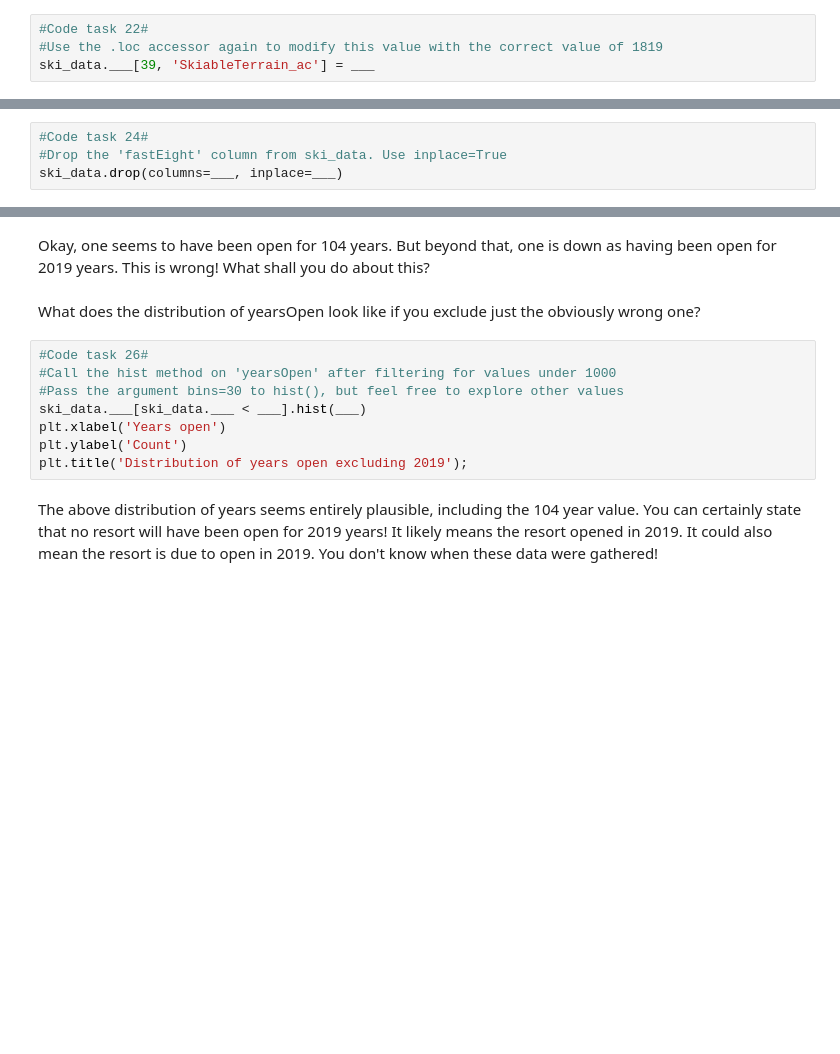
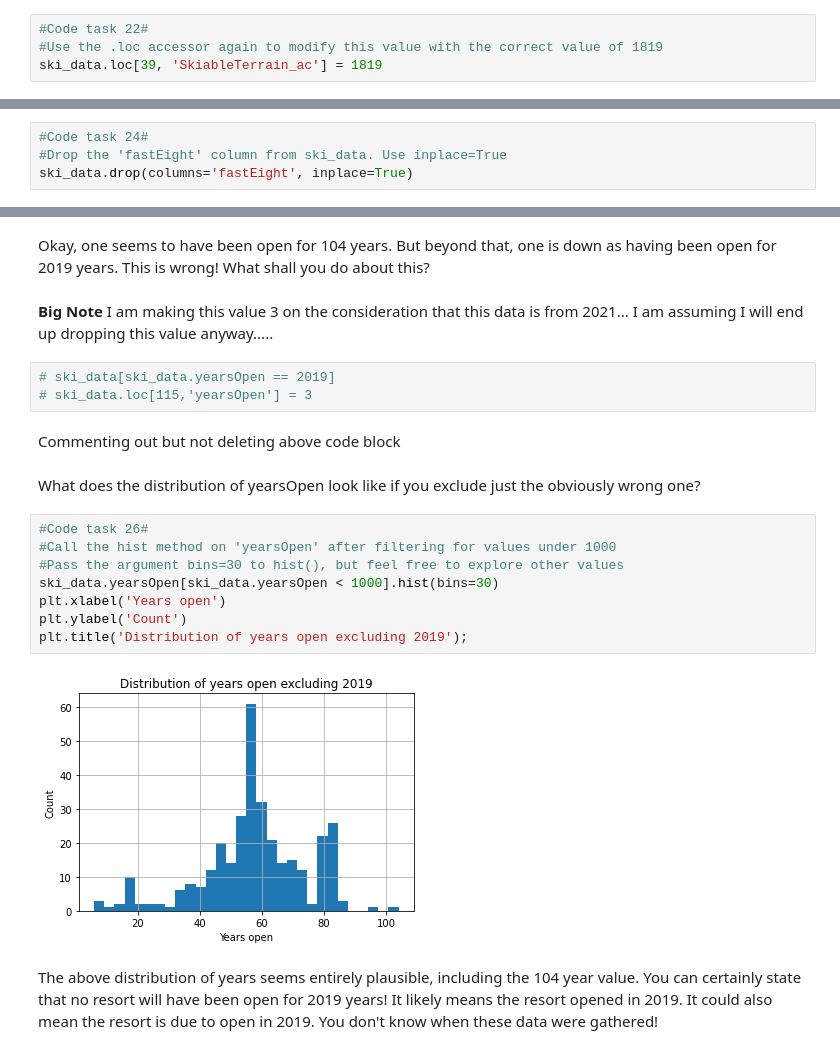
Before and after one commit to fortunatolouis/DataScienceGuidedCapstone, a Jupyter notebook: Notebooks/02_data_wrangling.ipynb, the cells around one changed output, grey strips where cells are left out. Cells and saved outputs as stored; diff of their text form; blank space fills up the shorter version.

```diff
--- a/Notebooks/02_data_wrangling.ipynb
+++ b/Notebooks/02_data_wrangling.ipynb
@@ -524,7 +584,7 @@ ski_data.___[39, 'SkiableTerrain_ac']
 # %%
 #Code task 22#
 #Use the .loc accessor again to modify this value with the correct value of 1819
-ski_data.___[39, 'SkiableTerrain_ac'] = ___
+ski_data.loc[39, 'SkiableTerrain_ac'] = 1819
 # %%
 #Code task 23#
 #Use the .loc accessor a final time to verify that the value has been modified
@@ -565,7 +657,7 @@ Drop the fastEight column in its entirety; half the values are missing and all b
 # %%
 #Code task 24#
 #Drop the 'fastEight' column from ski_data. Use inplace=True
-ski_data.drop(columns=___, inplace=___)
+ski_data.drop(columns='fastEight', inplace=True)
 # %% [markdown]
 What about yearsOpen? How many resorts have purportedly been open for more than 100 years?
 # %%
@@ -575,15 +671,24 @@ ski_data.___[ski_data.___ > ___]
 # %% [markdown]
 Okay, one seems to have been open for 104 years. But beyond that, one is down as having been open for 2019 years. This is wrong! What shall you do about this?
+# %% [markdown]
+**Big Note** I am making this value 3 on the consideration that this data is from 2021... I am assuming I will end up dropping this value anyway.....
+# %%
+# ski_data[ski_data.yearsOpen == 2019]
+# ski_data.loc[115,'yearsOpen'] = 3
+# %% [markdown]
+Commenting out but not deleting above code block
 # %% [markdown]
 What does the distribution of yearsOpen look like if you exclude just the obviously wrong one?
 # %%
 #Code task 26#
 #Call the hist method on 'yearsOpen' after filtering for values under 1000
 #Pass the argument bins=30 to hist(), but feel free to explore other values
-ski_data.___[ski_data.___ < ___].hist(___)
+ski_data.yearsOpen[ski_data.yearsOpen < 1000].hist(bins=30)
 plt.xlabel('Years open')
 plt.ylabel('Count')
 plt.title('Distribution of years open excluding 2019');
+# %% [output]
+[figure, added]
 # %% [markdown]
 The above distribution of years seems entirely plausible, including the 104 year value. You can certainly state that no resort will have been open for 2019 years! It likely means the resort opened in 2019. It could also mean the resort is due to open in 2019. You don't know when these data were gathered!
 # %% [markdown]
```
Also changed, not shown: parts of 22 cells of this notebook.
